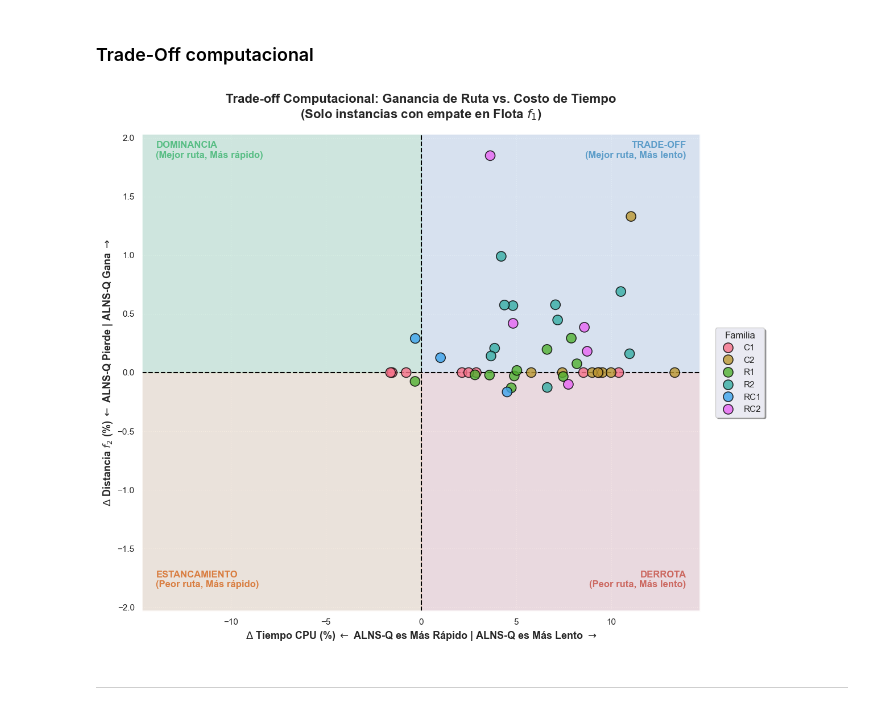
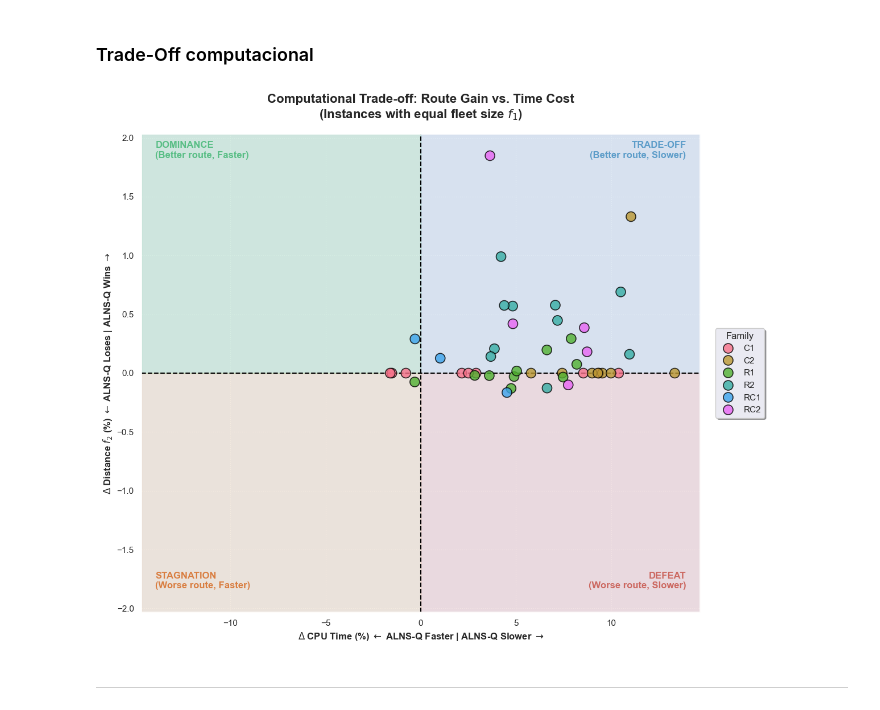
Before and after one commit to JoseFrancisc0/PFC_VPRTW, a Jupyter notebook: Experiments/analisis_experimentos.ipynb, the cells around one changed output. Cells and saved outputs as stored; diff of their text form; code cells hidden in the pictures.

```diff
--- a/Experiments/analisis_experimentos.ipynb
+++ b/Experiments/analisis_experimentos.ipynb
@@ -606,49 +589,49 @@ if max_y < 1:
     max_y = 1.0
 
 plt.fill_between([-max_x, 0], 0, max_y, color='#2ecc71', alpha=0.15)
-plt.text(-max_x*0.95, max_y*0.9, 'DOMINANCIA\n(Mejor ruta, Más rápido)', color='#27ae60', fontsize=12, fontweight='bold', alpha=0.7)
+plt.text(-max_x*0.95, max_y*0.9, 'DOMINANCE\n(Better route, Faster)', color='#27ae60', fontsize=12, fontweight='bold', alpha=0.7)
 
 plt.fill_between([0, max_x], 0, max_y, color='#3498db', alpha=0.1)
-plt.text(max_x*0.95, max_y*0.9, 'TRADE-OFF\n(Mejor ruta, Más lento)', color='#2980b9', ha='right', fontsize=12, fontweight='bold', alpha=0.7)
+plt.text(max_x*0.95, max_y*0.9, 'TRADE-OFF\n(Better route, Slower)', color='#2980b9', ha='right', fontsize=12, fontweight='bold', alpha=0.7)
 
 plt.fill_between([-max_x, 0], -max_y, 0, color='#f39c12', alpha=0.1)
-plt.text(-max_x*0.95, -max_y*0.9, 'ESTANCAMIENTO\n(Peor ruta, Más rápido)', color='#d35400', fontsize=12, fontweight='bold', alpha=0.7)
+plt.text(-max_x*0.95, -max_y*0.9, 'STAGNATION\n(Worse route, Faster)', color='#d35400', fontsize=12, fontweight='bold', alpha=0.7)
 
 plt.fill_between([0, max_x], -max_y, 0, color='#e74c3c', alpha=0.1)
-plt.text(max_x*0.95, -max_y*0.9, 'DERROTA\n(Peor ruta, Más lento)', color='#c0392b', ha='right', fontsize=12, fontweight='bold', alpha=0.7)
+plt.text(max_x*0.95, -max_y*0.9, 'DEFEAT\n(Worse route, Slower)', color='#c0392b', ha='right', fontsize=12, fontweight='bold', alpha=0.7)
 
 plt.axhline(0, color='black', linewidth=1.5, linestyle='--', zorder=1)
 plt.axvline(0, color='black', linewidth=1.5, linestyle='--', zorder=1)
 
 sns.scatterplot(
     data=df_tradeoff,
     x='Delta_Tiempo(%)',
     y='Delta_Distancia(%)',
     hue='Familia',
     palette=sns.color_palette("husl", len(df_tradeoff['Familia'].unique())),
     s=150,
     edgecolor='black',
     linewidth=1.2,
     alpha=0.8,
     zorder=3
 )
 
-plt.title('Trade-off Computacional: Ganancia de Ruta vs. Costo de Tiempo\n(Solo instancias con empate en Flota $f_1$)',
+plt.title('Computational Trade-off: Route Gain vs. Time Cost\n(Instances with equal fleet size $f_1$)',
           fontsize=16, fontweight='bold', pad=20)
-plt.xlabel('$\Delta$ Tiempo CPU (%) $\leftarrow$ ALNS-Q es Más Rápido | ALNS-Q es Más Lento $\\rightarrow$', fontsize=13, fontweight='bold')
-plt.ylabel('$\Delta$ Distancia $f_2$ (%) $\leftarrow$ ALNS-Q Pierde | ALNS-Q Gana $\\rightarrow$', fontsize=13, fontweight='bold')
+plt.xlabel('$\Delta$ CPU Time (%) $\leftarrow$ ALNS-Q Faster | ALNS-Q Slower $\\rightarrow$', fontsize=12, fontweight='bold')
+plt.ylabel('$\Delta$ Distance $f_2$ (%) $\leftarrow$ ALNS-Q Loses | ALNS-Q Wins $\\rightarrow$', fontsize=12, fontweight='bold')
 
 plt.xlim(-max_x, max_x)
 plt.ylim(-max_y, max_y)
 plt.grid(True, linestyle=':', alpha=0.6, zorder=0)
 
-plt.legend(loc='center left', bbox_to_anchor=(1.02, 0.5), framealpha=1, shadow=True, title='Familia')
+plt.legend(loc='center left', bbox_to_anchor=(1.02, 0.5), framealpha=1, shadow=True, title='Family')
 
 plt.tight_layout()
 plt.savefig("imgs/Scatter_Tradeoff_Comp.png", dpi=300, bbox_inches='tight')
 plt.show()
 # %% [output]
-[figure, old version]
+[figure, new version]
 # %% [markdown]
 ---
 # %% [markdown]
```
Also changed, not shown: parts of 9 cells of this notebook, 40 other files.
